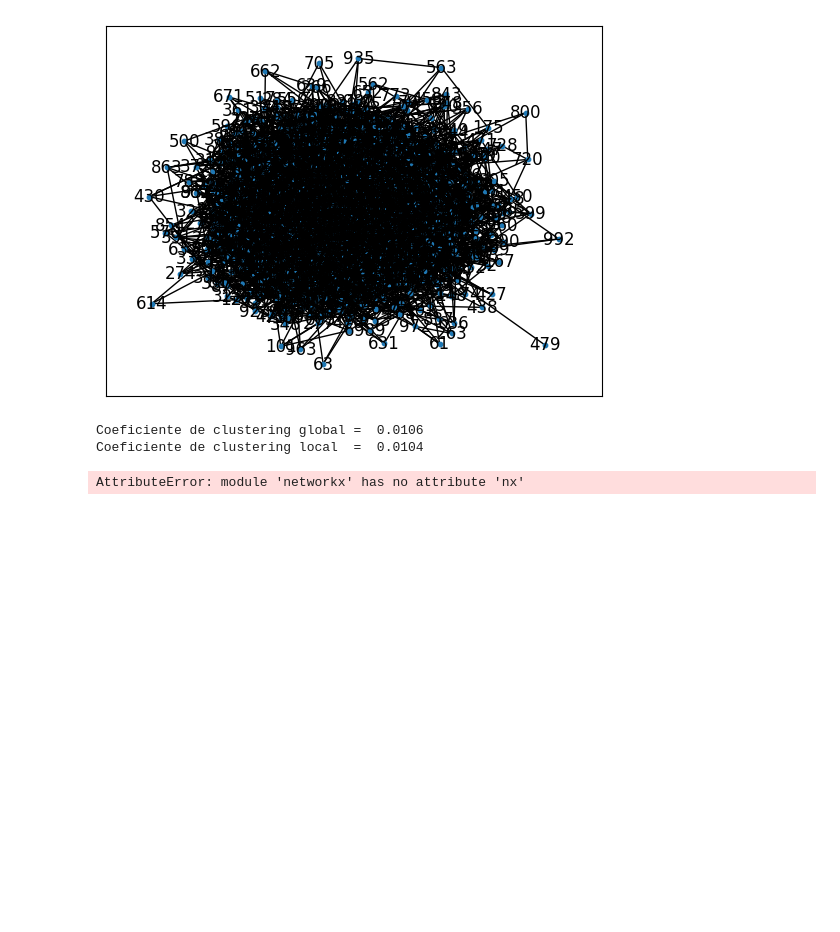
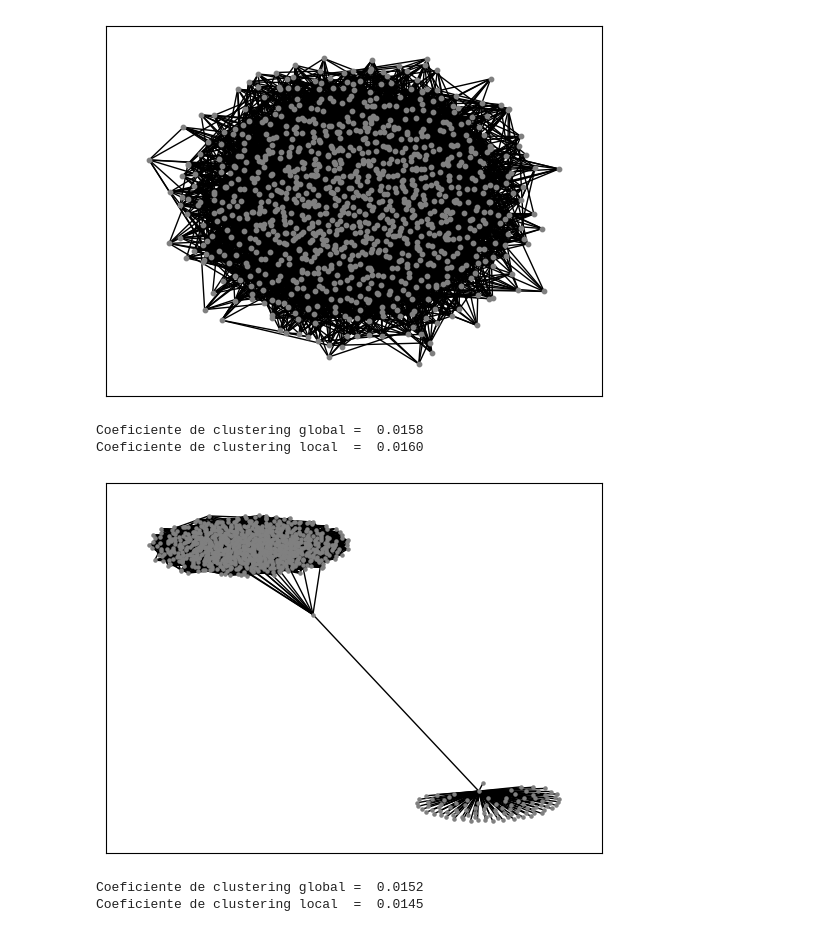
Before and after one commit to JunioCesarFerreira/ComplexNetworks, a Jupyter notebook: Studing/studing_1_basic_concepts.ipynb, the cells around one changed output. Saved outputs shown, nothing was run; the diff lists cells and outputs as text; code cells hidden in the pictures; blank space fills up the shorter version.

```diff
--- a/Studing/studing_1_basic_concepts.ipynb
+++ b/Studing/studing_1_basic_concepts.ipynb
@@ -253,36 +253,38 @@ Coeficiente de clustering local =  0.6917
 # %%
 import numpy as np
 import networkx as nx
 import matplotlib.pyplot as plt
 
-G=nx.fast_gnp_random_graph(1000, 0.01)
+G=nx.fast_gnp_random_graph(1000, 0.015)
 
 pos = nx.spring_layout(G)
 nx.draw_networkx(G, with_labels = False, node_size=10, pos=pos, node_color = 'gray')
 plt.show()
 
 CC = (nx.transitivity(G))
 print("Coeficiente de clustering global = ","%3.4f"%CC)
 CL = nx.average_clustering(G)
 print("Coeficiente de clustering local  = ", "%3.4f"%CL)
 
 G.add_node(1001)
 G.add_edge(0,1001)
 
 for i in range(1002,1102) :
     G.add_node(i)
     G.add_edge(1001,i)
 
 pos = nx.spring_layout(G)
-nx.draw_networkx(G, with_labels = False, node_size=10, pos=pos, node_color = 'gray')
+nx.draw_networkx(G, with_labels = False, node_size=5, pos=pos, node_color = 'gray')
 plt.show()
 
 CC = (nx.transitivity(G))
 print("Coeficiente de clustering global = ","%3.4f"%CC)
 CL = nx.average_clustering(G)
 print("Coeficiente de clustering local  = ", "%3.4f"%CL)
 # %% [output]
-[figure, old version]
+[figure, new version]
-Coeficiente de clustering global =  0.0106
-Coeficiente de clustering local  =  0.0104
+Coeficiente de clustering global =  0.0158
+Coeficiente de clustering local  =  0.0160
+[figure, added]
-AttributeError: module 'networkx' has no attribute 'nx'
+Coeficiente de clustering global =  0.0152
+Coeficiente de clustering local  =  0.0145
```
Also changed, not shown: parts of 9 cells of this notebook.
